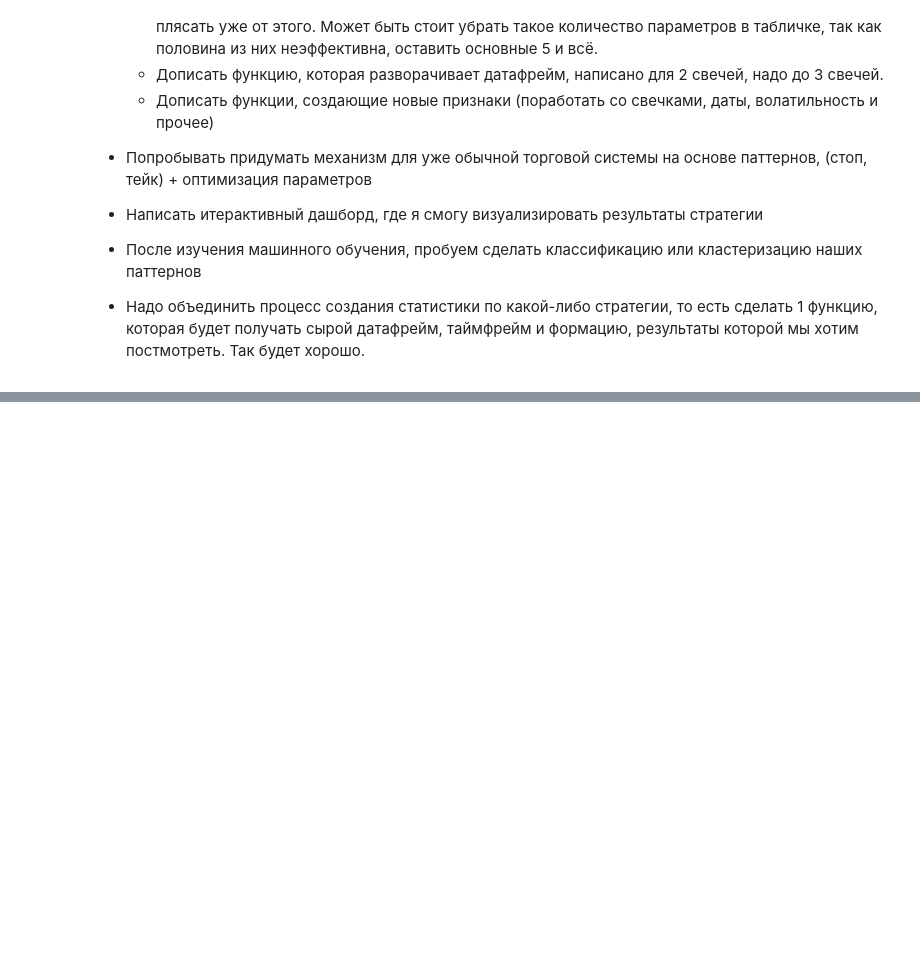
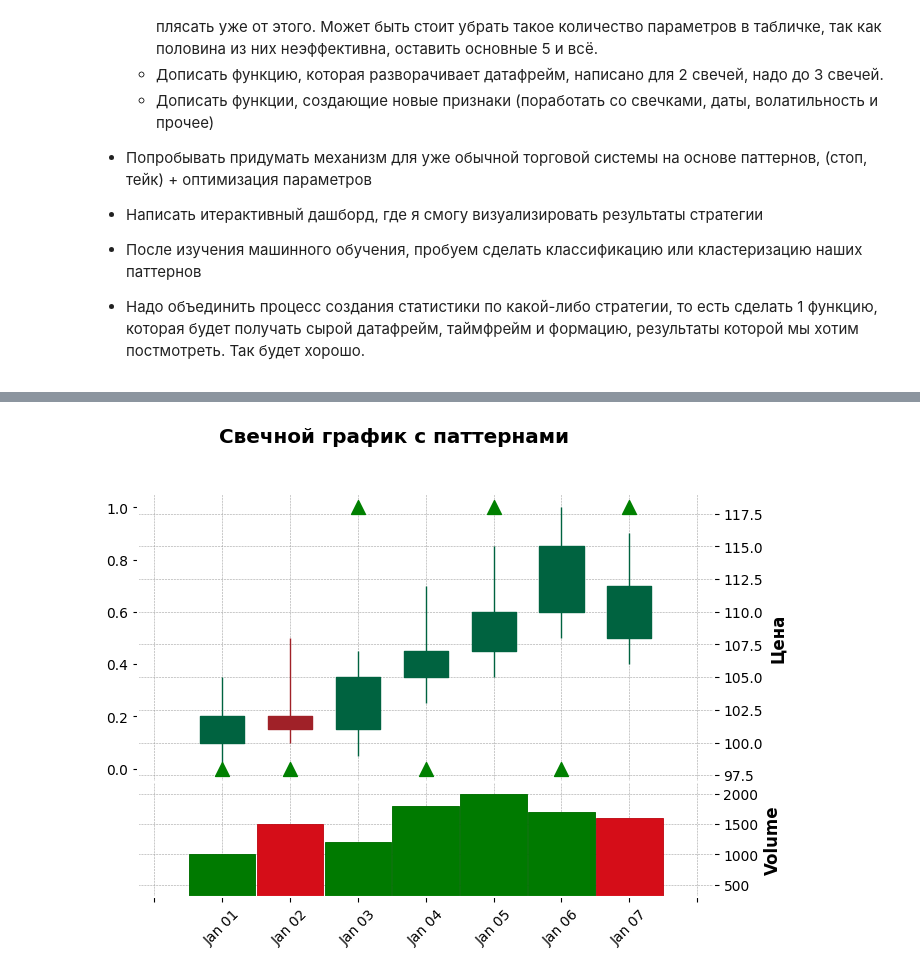
Before and after one commit to AlexKosuhin/AlgoTrading, a Jupyter notebook: Свечные паттерны/1.Обработка и детекция свечных паттернов.ipynb, the cells around one changed output, grey strips where cells are left out. Saved outputs shown, nothing was run; the diff lists cells and outputs as text; code cells hidden in the pictures; blank space fills up the shorter version.

```diff
--- a/Свечные паттерны/1.Обработка и детекция свечных паттернов.ipynb
+++ b/Свечные паттерны/1.Обработка и детекция свечных паттернов.ipynb
@@ -521,0 +507,32 @@ new.drop('cumsum', axis=1)
+# %%
+import mplfinance as mpf
+import pandas as pd
+import numpy as np
+
+# Предположим, у тебя есть DataFrame с данными
+data = pd.DataFrame({
+    'Open': [100, 102, 101, 105, 107, 110, 108],
+    'High': [105, 108, 107, 112, 115, 118, 116],
+    'Low': [98, 100, 99, 103, 105, 108, 106],
+    'Close': [102, 101, 105, 107, 110, 115, 112],
+    'Volume': [1000, 1500, 1200, 1800, 2000, 1700, 1600],
+    'Pattern': [0, 0, 1, 0, 1, 0, 1]  # твоя колонка с паттернами
+})
+data.index = pd.date_range('2023-01-01', periods=7)
+
+# Создаем разметку для паттернов
+pattern_mask = data['Pattern'] == 1
+pattern_dates = data.index[pattern_mask]
+
+# Визуализация
+mpf.plot(data,
+         type='candle',
+         style='charles',
+         title='Свечной график с паттернами',
+         ylabel='Цена',
+         volume=True,
+         addplot=[
+             mpf.make_addplot(pattern_mask, type='scatter', markersize=100, marker='^', color='green')
+         ])
+# %% [output]
+[figure, added]
```
Also changed, not shown: parts of 12 cells of this notebook.
